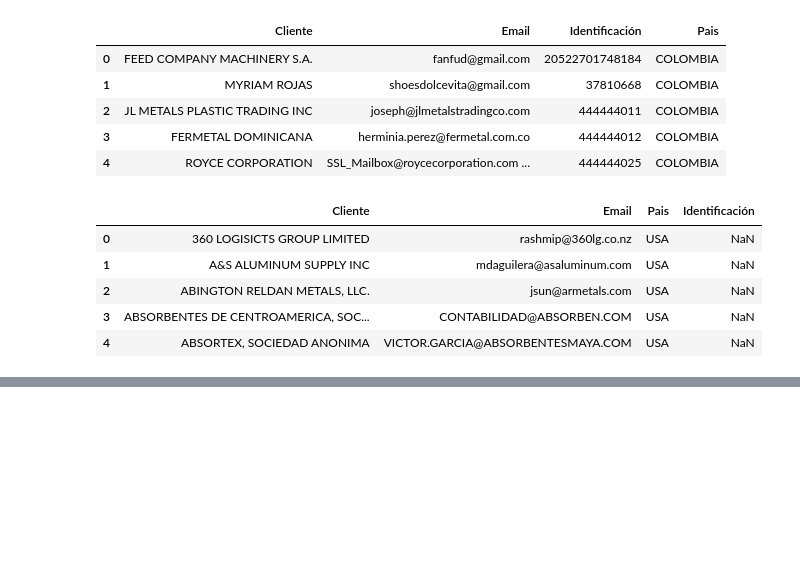
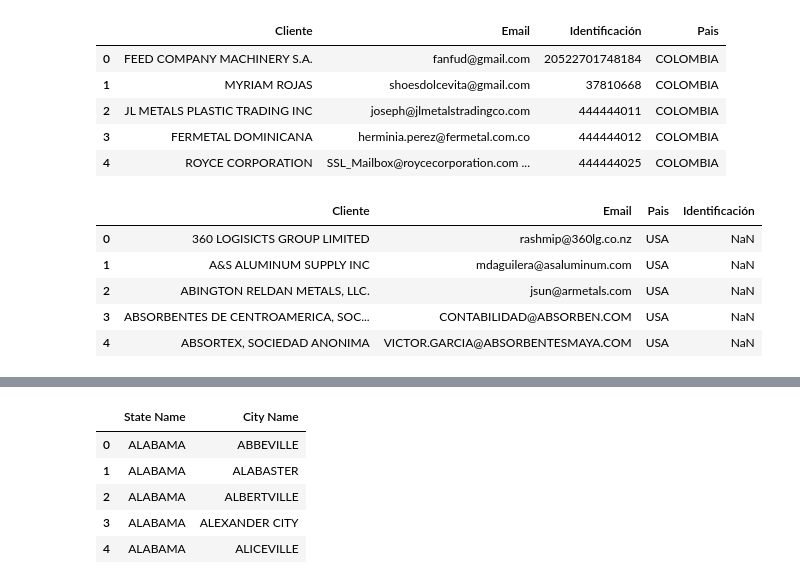
Before and after one commit to pricingts/pricing, a Jupyter notebook: a.ipynb, the cells around one changed output, grey strips where cells are left out. Drawn from its saved outputs; the diff is of its cells as text; code cells hidden in the pictures; blank space fills up the shorter version.

```diff
--- a/a.ipynb
+++ b/a.ipynb
@@ -110,0 +131,10 @@ clientes.to_excel('clientes_jaunfe.xlsx', index=False)
+# %%
+cities_usa = pd.read_excel('city_names.xlsx')
+cities_usa.head()
+# %% [output]
+|  | State Name | City Name |
+| 0 | ALABAMA | ABBEVILLE |
+| 1 | ALABAMA | ALABASTER |
+| 2 | ALABAMA | ALBERTVILLE |
+| 3 | ALABAMA | ALEXANDER CITY |
+| 4 | ALABAMA | ALICEVILLE |
```
Also changed, not shown: parts of 7 cells of this notebook, 5 other files.
